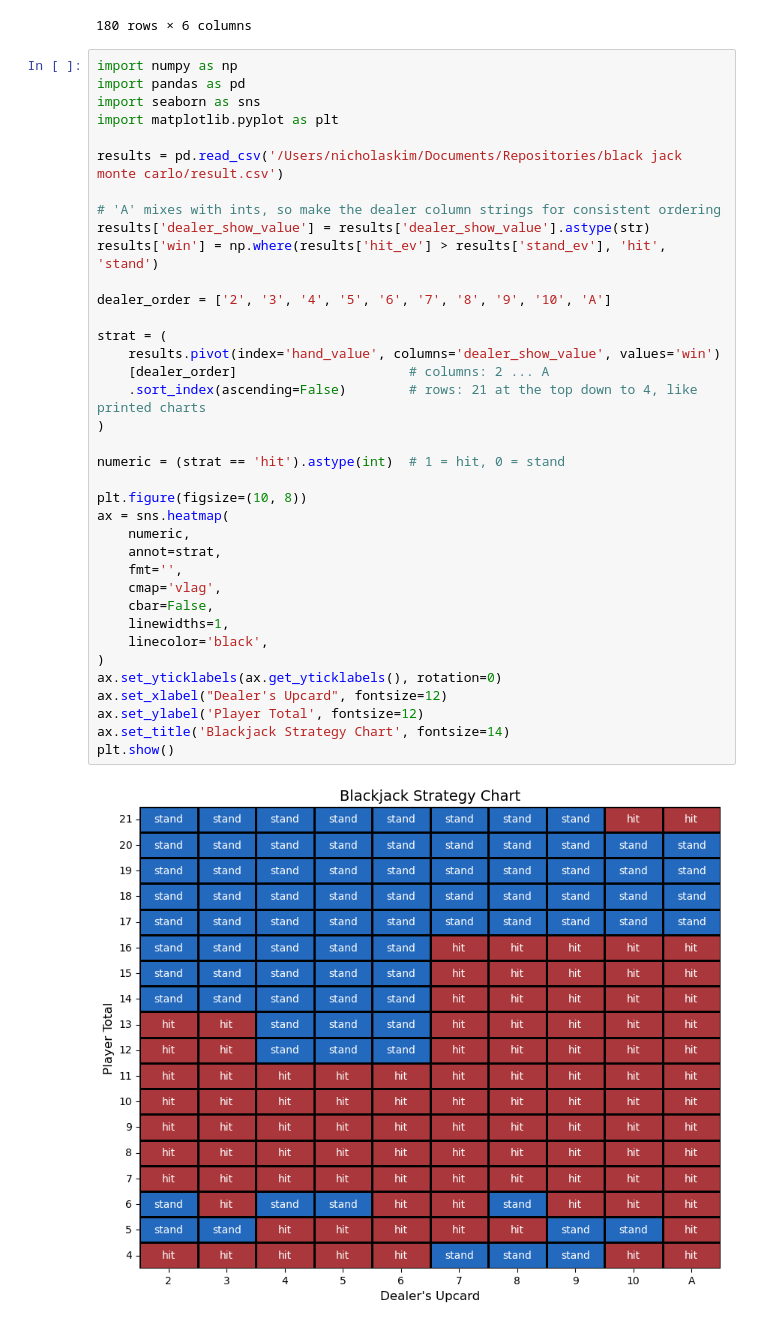
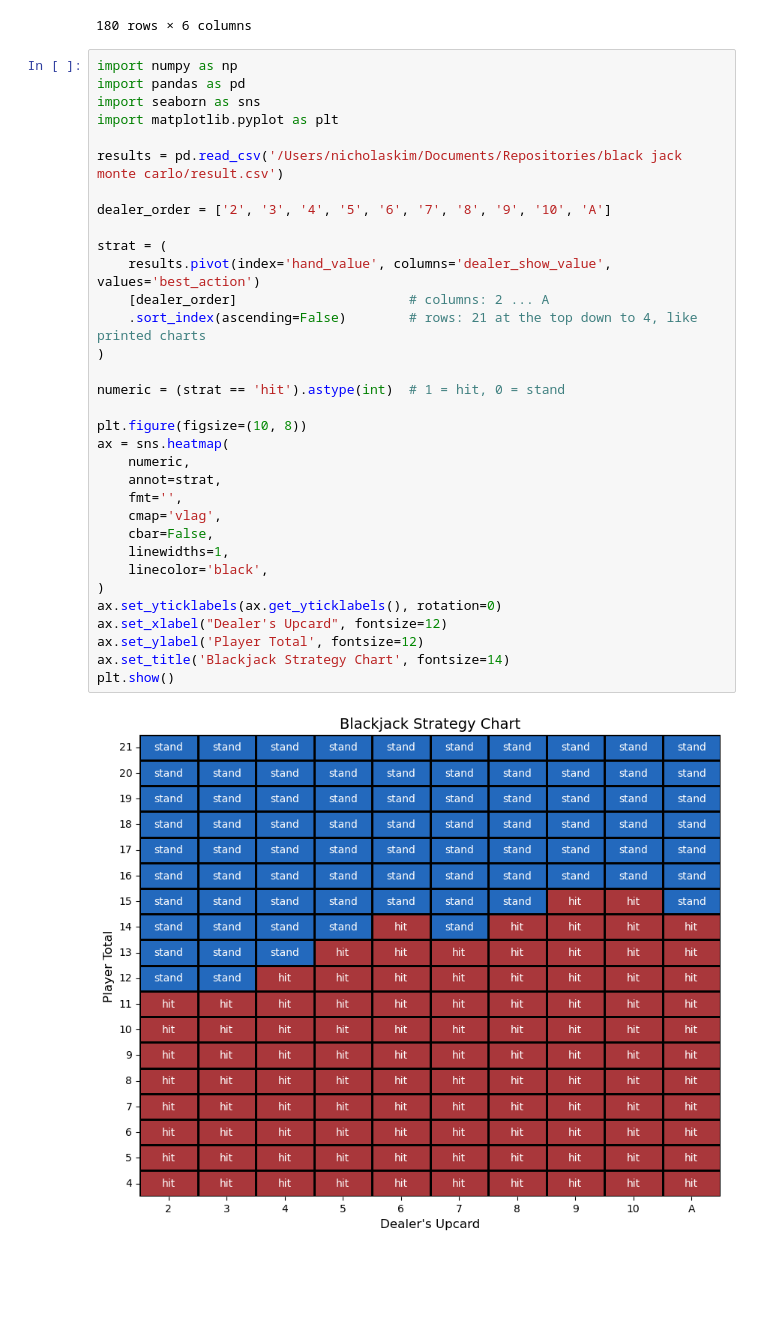
Before and after one commit to nicholaskim1004/black-jack-monte-carlo, a Jupyter notebook: analysis.ipynb, the cells around one changed output. Drawn from its saved outputs; the diff is of its cells as text; blank space fills up the shorter version.

Commit message:
saving the hit stand image

```diff
--- a/analysis.ipynb
+++ b/analysis.ipynb
@@ -45,37 +45,33 @@ import pandas as pd
 import seaborn as sns
 import matplotlib.pyplot as plt
 
 results = pd.read_csv('/Users/nicholaskim/Documents/Repositories/black jack monte carlo/result.csv')
 
-# 'A' mixes with ints, so make the dealer column strings for consistent ordering
-results['dealer_show_value'] = results['dealer_show_value'].astype(str)
-results['win'] = np.where(results['hit_ev'] > results['stand_ev'], 'hit', 'stand')
-
 dealer_order = ['2', '3', '4', '5', '6', '7', '8', '9', '10', 'A']
 
 strat = (
-    results.pivot(index='hand_value', columns='dealer_show_value', values='win')
+    results.pivot(index='hand_value', columns='dealer_show_value', values='best_action')
     [dealer_order]                      # columns: 2 ... A
     .sort_index(ascending=False)        # rows: 21 at the top down to 4, like printed charts
 )
 
 numeric = (strat == 'hit').astype(int)  # 1 = hit, 0 = stand
 
 plt.figure(figsize=(10, 8))
 ax = sns.heatmap(
     numeric,
     annot=strat,
     fmt='',
     cmap='vlag',
     cbar=False,
     linewidths=1,
     linecolor='black',
 )
 ax.set_yticklabels(ax.get_yticklabels(), rotation=0)
 ax.set_xlabel("Dealer's Upcard", fontsize=12)
 ax.set_ylabel('Player Total', fontsize=12)
 ax.set_title('Blackjack Strategy Chart', fontsize=14)
 plt.show()
 # %% [output]
-[figure, old version]
+[figure, new version]
 # %%
```
Also changed, not shown: parts of 2 cells of this notebook, 1 other file.
